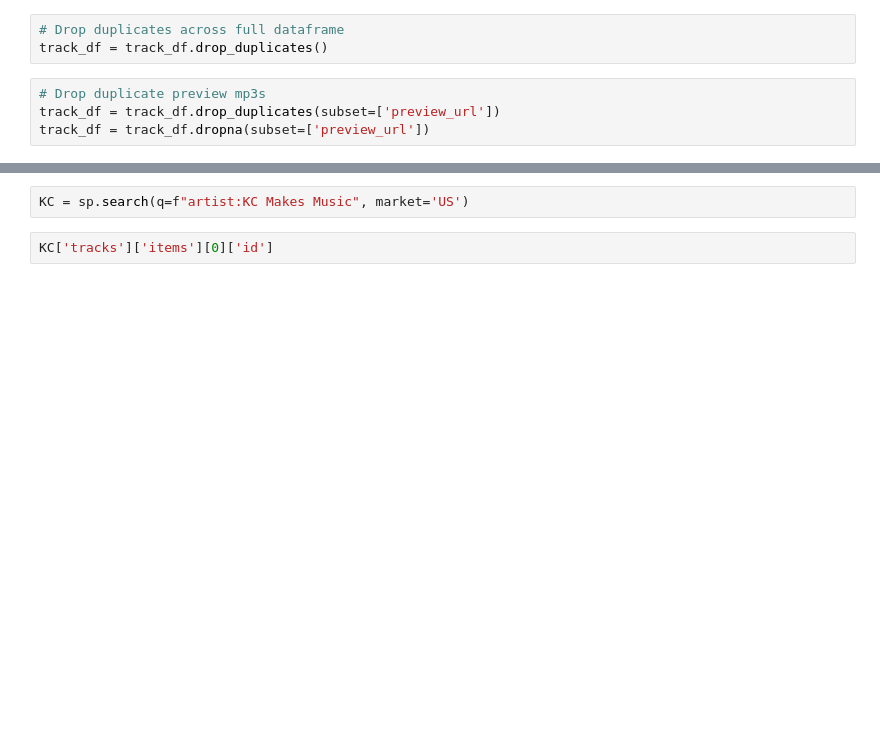
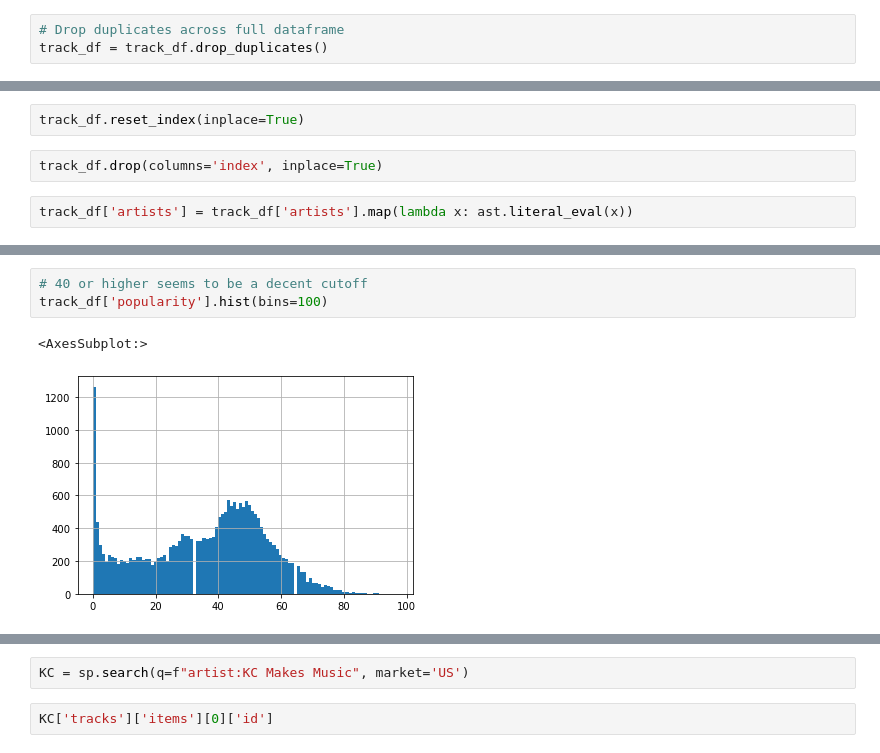
Before and after one commit to NicholasIndorf/HipHopPopularity, a Jupyter notebook: spotify_data_get.ipynb, the cells around one changed output, grey strips where cells are left out. Drawn from its saved outputs; the diff is of its cells as text; blank space fills up the shorter version.

```diff
--- a/spotify_data_get.ipynb
+++ b/spotify_data_get.ipynb
@@ -127,7 +144,3 @@ track_df
 # %%
 # Drop duplicates across full dataframe
 track_df = track_df.drop_duplicates()
-# %%
-# Drop duplicate preview mp3s
-track_df = track_df.drop_duplicates(subset=['preview_url'])
-track_df = track_df.dropna(subset=['preview_url'])
@@ -143,0 +197,6 @@ Remove dupes
+# %%
+track_df.reset_index(inplace=True)
+# %%
+track_df.drop(columns='index', inplace=True)
+# %%
+track_df['artists'] = track_df['artists'].map(lambda x: ast.literal_eval(x))
@@ -143,0 +257,6 @@ Remove dupes
+# %%
+# 40 or higher seems to be a decent cutoff
+track_df['popularity'].hist(bins=100)
+# %% [output]
+<AxesSubplot:>
+[figure, added]
```
Also changed, not shown: parts of 20 cells of this notebook.
